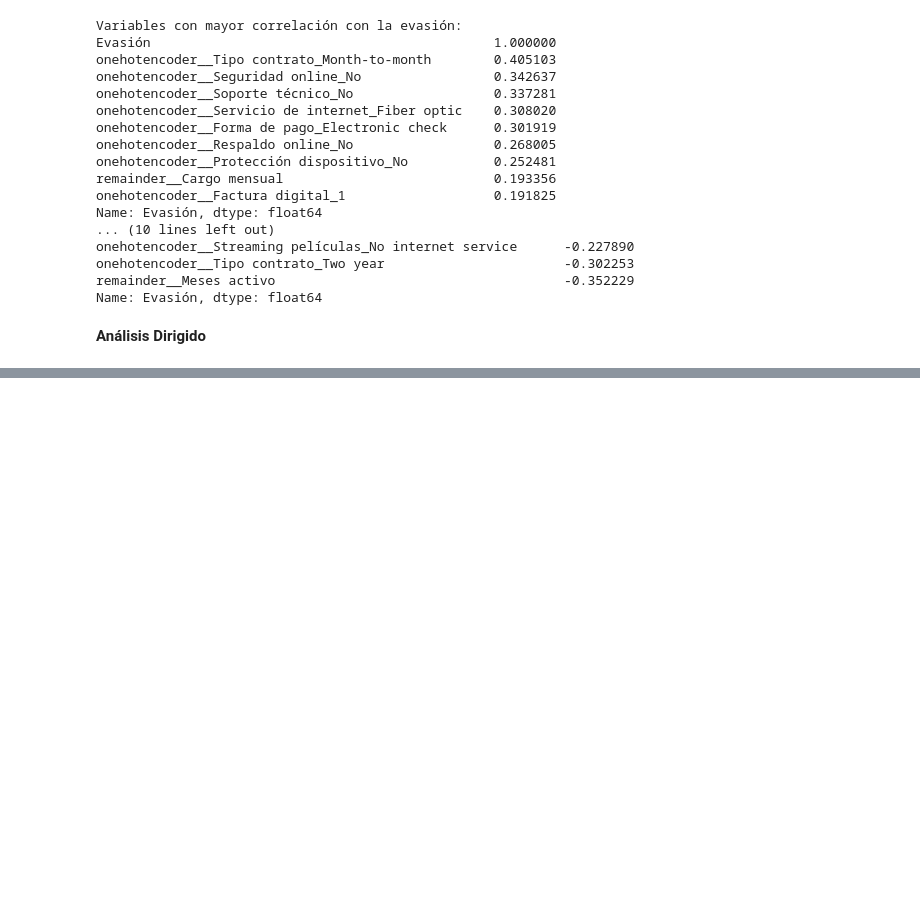
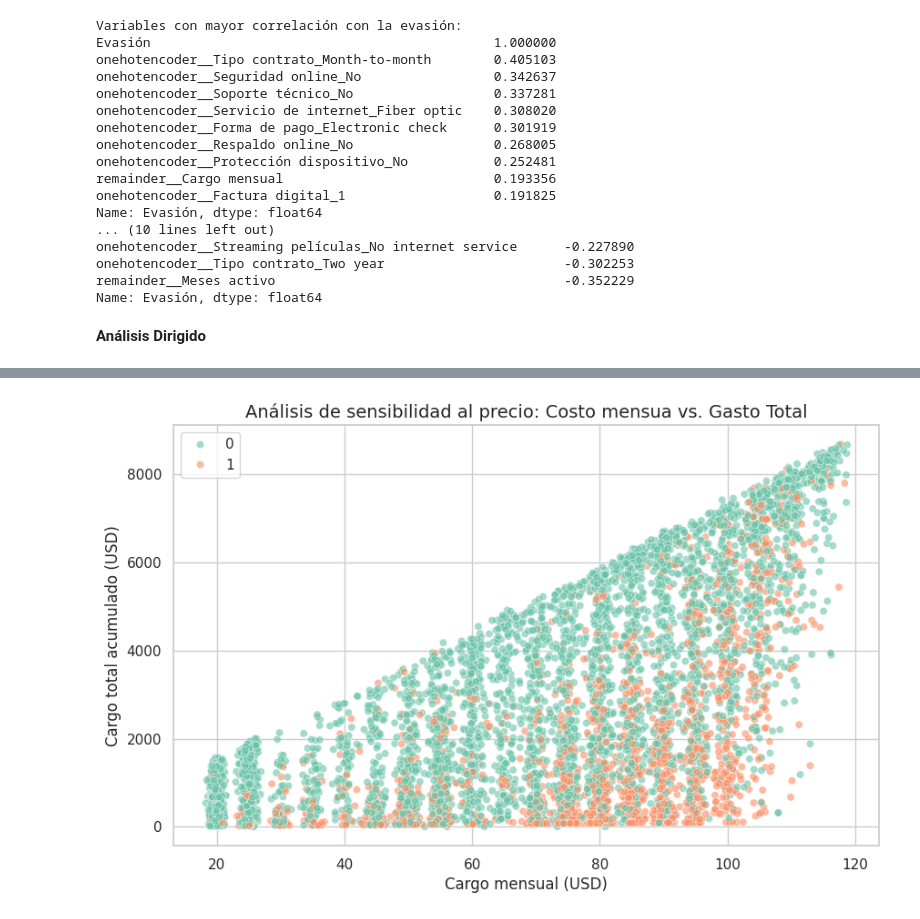
Before and after one commit to MiguelVR9/challenge-telecomX-prediction, a Jupyter notebook: TelecomX_LATAM_2.ipynb, the cells around one changed output, grey strips where cells are left out. Drawn from its saved outputs; the diff is of its cells as text; code cells hidden in the pictures; blank space fills up the shorter version.

```diff
--- a/TelecomX_LATAM_2.ipynb
+++ b/TelecomX_LATAM_2.ipynb
@@ -254,0 +296,17 @@ Name: Evasión, dtype: float64
+# %%
+def scatterplot_cm_ct():
+  plt.figure(figsize=(10, 6))
+  sns.scatterplot(x=X['remainder__Cargo mensual'],
+                  y=X['remainder__Cargo total'],
+                  hue=y,
+                  alpha=0.6,
+                  palette='Set2')
+
+  plt.title('Análisis de sensibilidad al precio: Costo mensua vs. Gasto Total', fontsize=14)
+  plt.xlabel('Cargo mensual (USD)')
+  plt.ylabel('Cargo total acumulado (USD)')
+  return plt
+# %%
+scatterplot_cm_ct().show()
+# %% [output]
+[figure, added]
```
Also changed, not shown: parts of 9 cells of this notebook.
